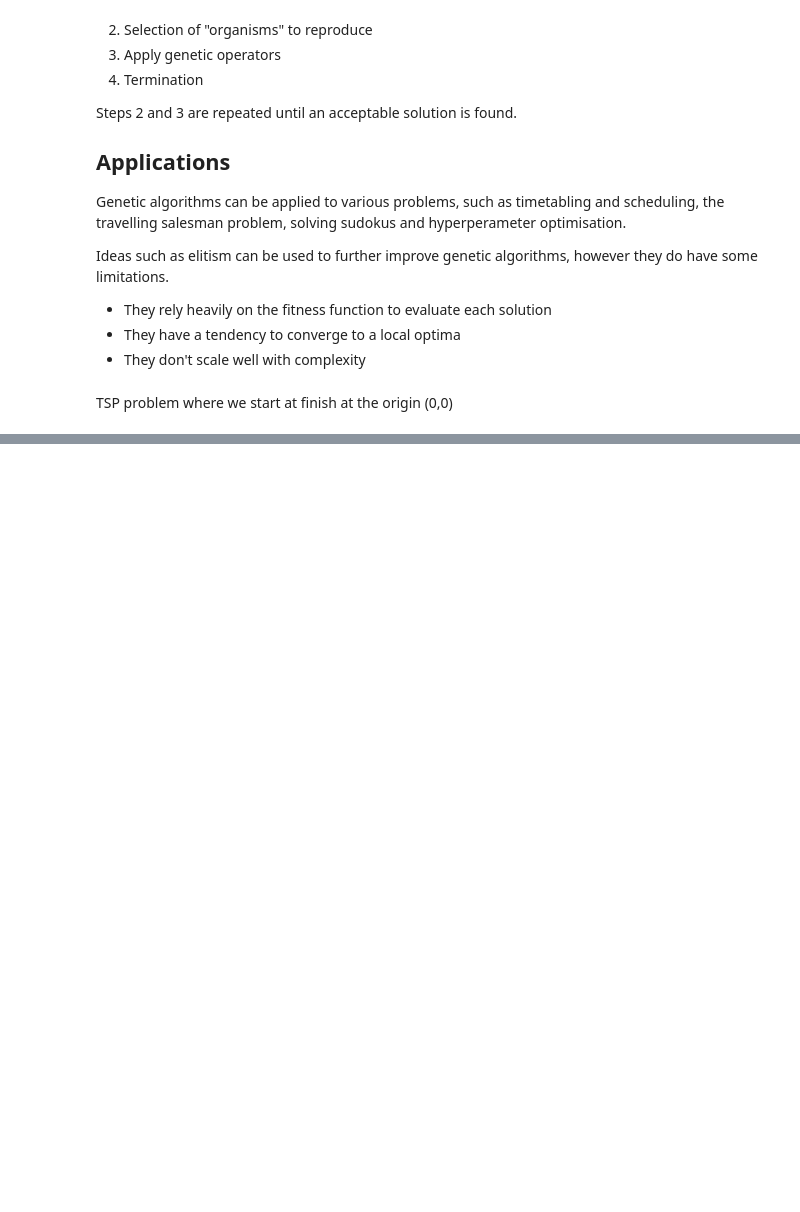
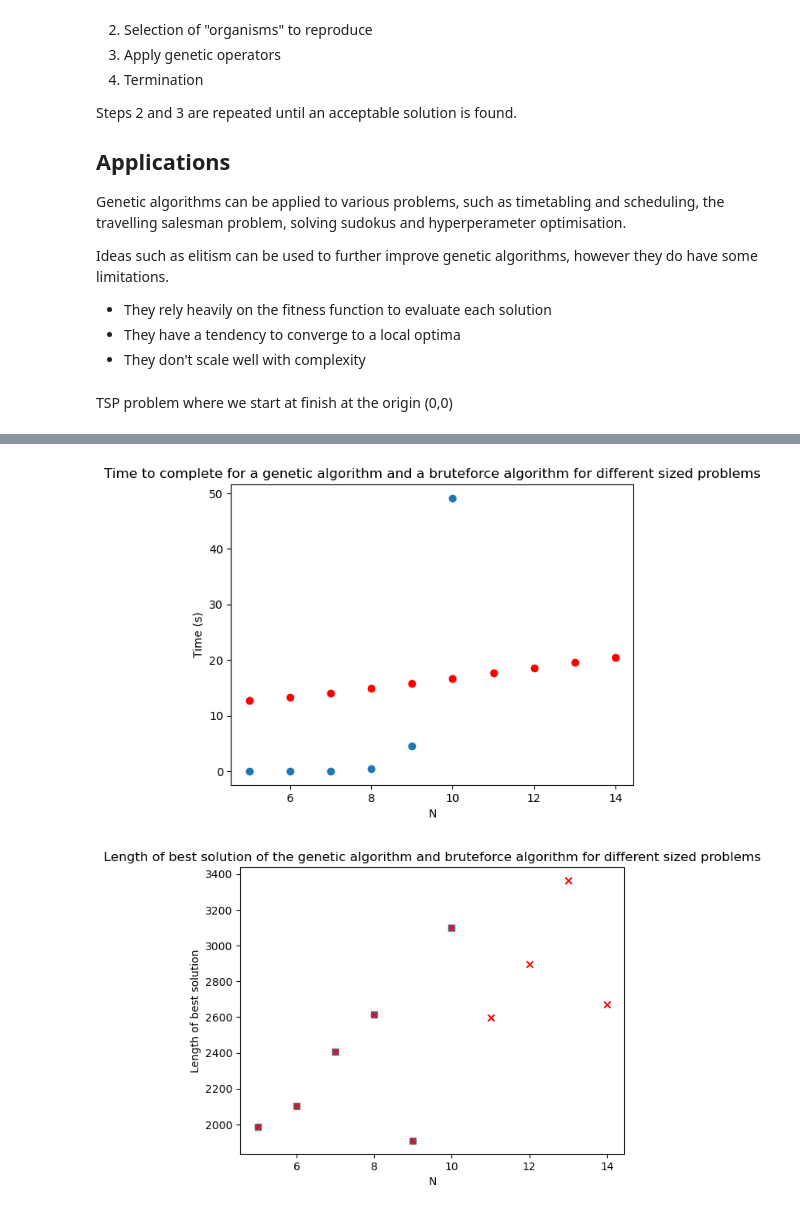
Before and after one commit to goshawk22/ma124-ml, a Jupyter notebook: section_b/GA.ipynb, the cells around one changed output, grey strips where cells are left out. Drawn from its saved outputs; the diff is of its cells as text; code cells hidden in the pictures; blank space fills up the shorter version.

```diff
--- a/section_b/GA.ipynb
+++ b/section_b/GA.ipynb
@@ -255,0 +316,45 @@ plt.show()
+# %%
+times_ga = []
+times_bf = []
+
+sol_ga = []
+sol_bf = []
+
+n_ga = []
+n_bf = []
+
+for n in range(5,15):
+    nodes = create_nodes(n)
+    if n < 11:
+        best_path, bpw, bft = brute_force(nodes)
+
+        times_bf.append(bft)
+        sol_bf.append(bpw)
+        n_bf.append(n)
+
+    ga_best_nodes, ga_best_score, ga_time = ga(nodes)
+
+    times_ga.append(ga_time)
+    sol_ga.append(ga_best_score)
+
+    n_ga.append(n)
+
+
+plt.scatter(n_bf, times_bf)
+plt.scatter(n_ga, times_ga, c="red")
+plt.title("Time to complete for a genetic algorithm and a bruteforce algorithm for different sized problems")
+plt.xlabel("N")
+plt.ylabel("Time (s)")
+
+plt.show()
+
+plt.scatter(n_bf, sol_bf)
+plt.scatter(n_ga, sol_ga, c="red", marker="x")
+plt.title("Length of best solution of the genetic algorithm and bruteforce algorithm for different sized problems")
+plt.xlabel("N")
+plt.ylabel("Length of best solution")
+
+plt.show()
+# %% [output]
+[figure, added]
+[figure, added]
```
Also changed, not shown: parts of 5 cells of this notebook.
